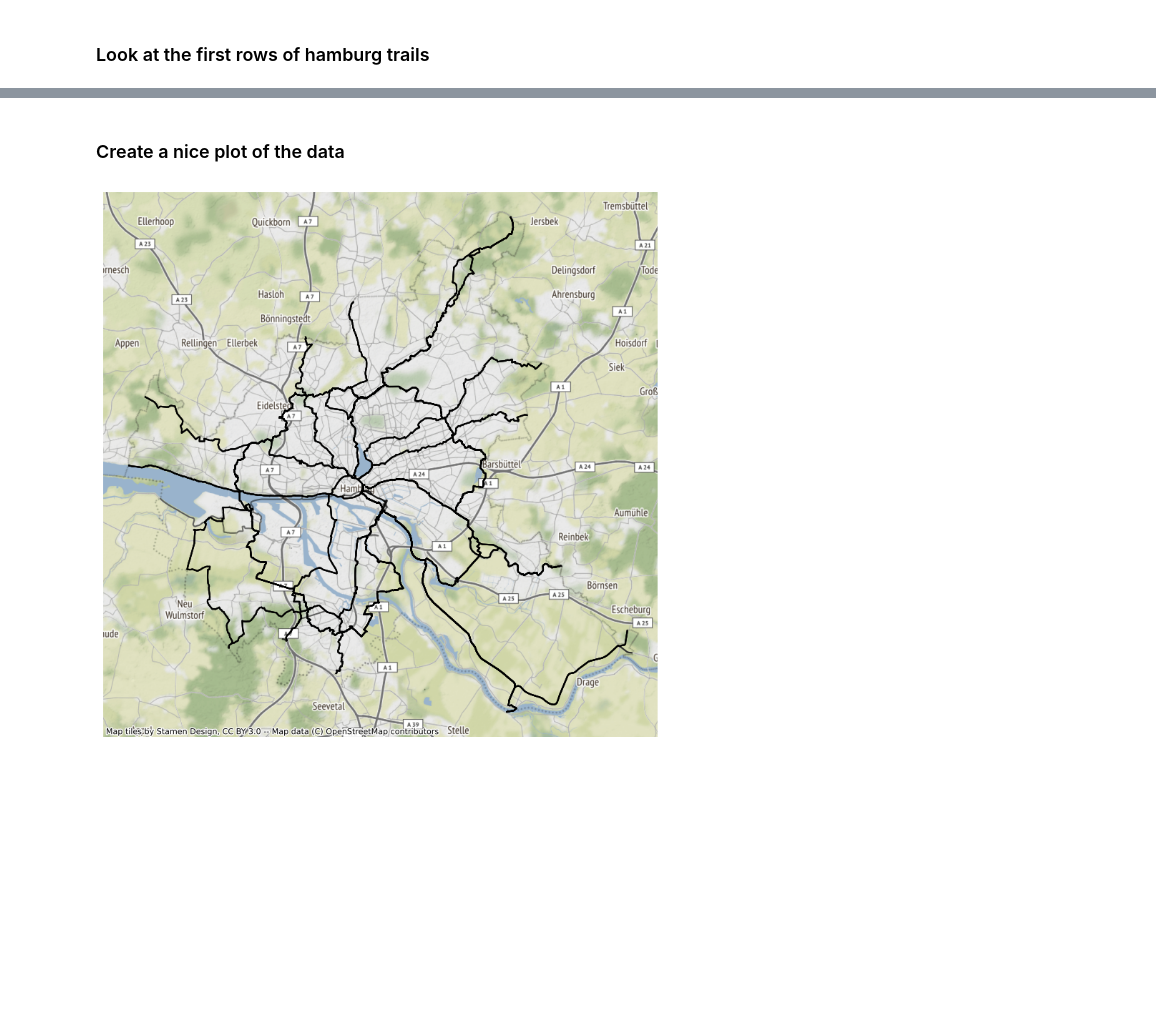
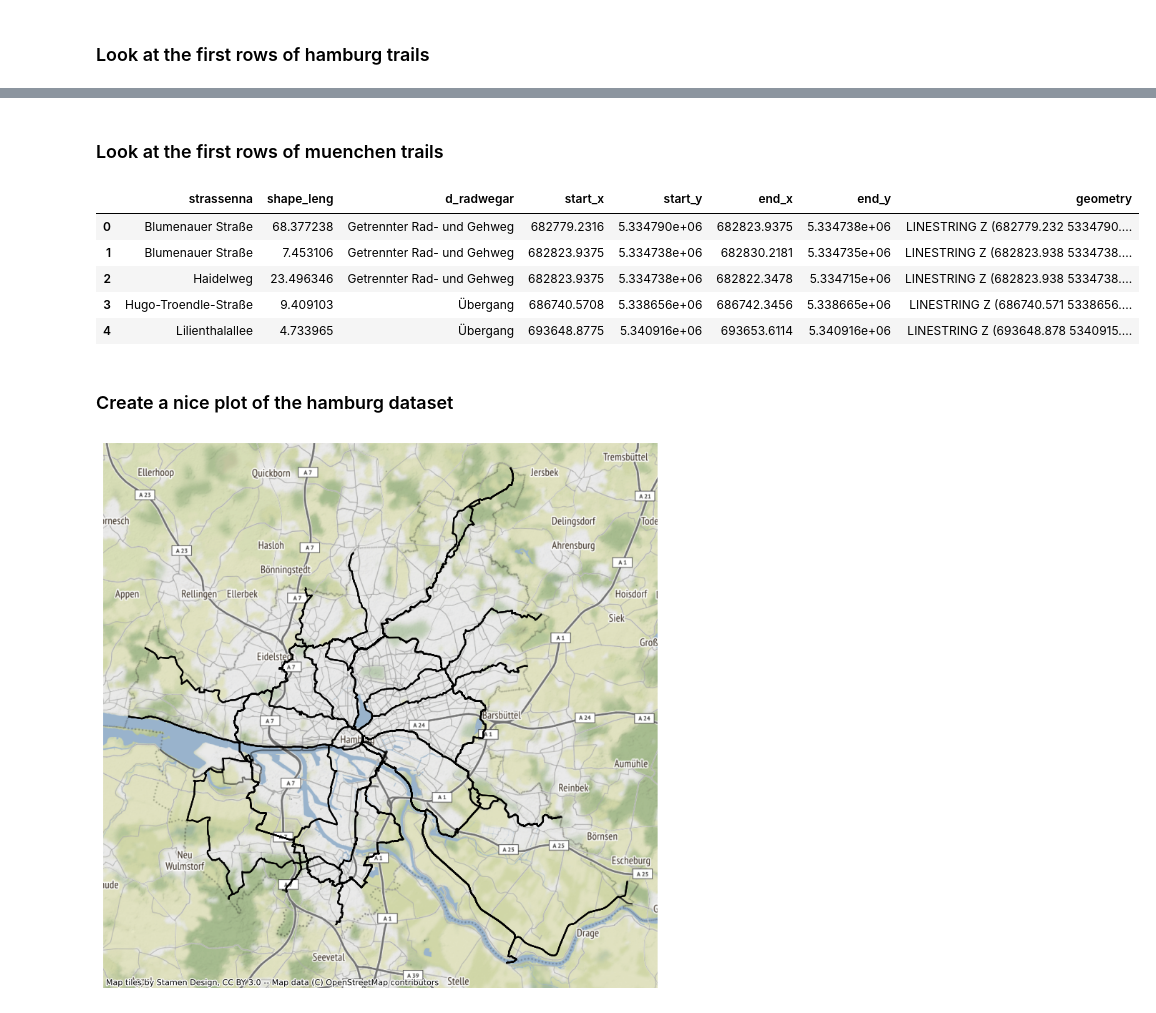
Before and after one commit to ChrisMastersoo7/2023-amse, a Jupyter notebook: exploration.ipynb, the cells around one changed output, grey strips where cells are left out. Saved outputs shown, nothing was run; the diff lists cells and outputs as text; code cells hidden in the pictures; blank space fills up the shorter version.

```diff
--- a/exploration.ipynb
+++ b/exploration.ipynb
@@ -65,8 +70,19 @@ gdf.head()
 | 2 | DE.HH.UP_FREIZEITROUTE1_3 | Freizeitrouten | Hauptroute | Hinweg | Alster | 1_Hauptroute_Hinweg | 1.0 | City - Duvenstedter Brook | City - Alster - Wohldorfer Wald -... | ... |
 | 3 | DE.HH.UP_FREIZEITROUTE1_4 | Freizeitrouten | Nebenroute | Hin- und Rückweg | Alster | 1_Nebenroute | 1.0 | City - Duvenstedter Brook | City - Alster - Wohldorfer Wald -... | ... |
 | 4 | DE.HH.UP_FREIZEITROUTE1_5 | Freizeitrouten | Nebenroute | Hinweg | Alster | 1_Nebenroute_Hinweg | 1.0 | City - Duvenstedter Brook | City - Alster - Wohldorfer Wald -... | ... |
+# %% [markdown]
+### Look at the first rows of muenchen trails
+# %%
+muenchen.head()
+# %% [output]
+|  | strassenna | shape_leng | d_radwegar | start_x | start_y | end_x | end_y | geometry |
+| 0 | Blumenauer Straße | 68.377238 | Getrennter Rad- und Gehweg | 682779.2316 | 5.334790e+06 | 682823.9375 | 5.334738e+06 | LINESTRING Z (682779.232 5334790.... |
+| 1 | Blumenauer Straße | 7.453106 | Getrennter Rad- und Gehweg | 682823.9375 | 5.334738e+06 | 682830.2181 | 5.334735e+06 | LINESTRING Z (682823.938 5334738.... |
+| 2 | Haidelweg | 23.496346 | Getrennter Rad- und Gehweg | 682823.9375 | 5.334738e+06 | 682822.3478 | 5.334715e+06 | LINESTRING Z (682823.938 5334738.... |
+| 3 | Hugo-Troendle-Straße | 9.409103 | Übergang | 686740.5708 | 5.338656e+06 | 686742.3456 | 5.338665e+06 | LINESTRING Z (686740.571 5338656.... |
+| 4 | Lilienthalallee | 4.733965 | Übergang | 693648.8775 | 5.340916e+06 | 693653.6114 | 5.340916e+06 | LINESTRING Z (693648.878 5340915.... |
 # %% [markdown]
-### Create a nice plot of the data
+### Create a nice plot of the hamburg dataset
 # %%
 import contextily as cx
 
```
Also changed, not shown: parts of 9 cells of this notebook, 1 other file.
